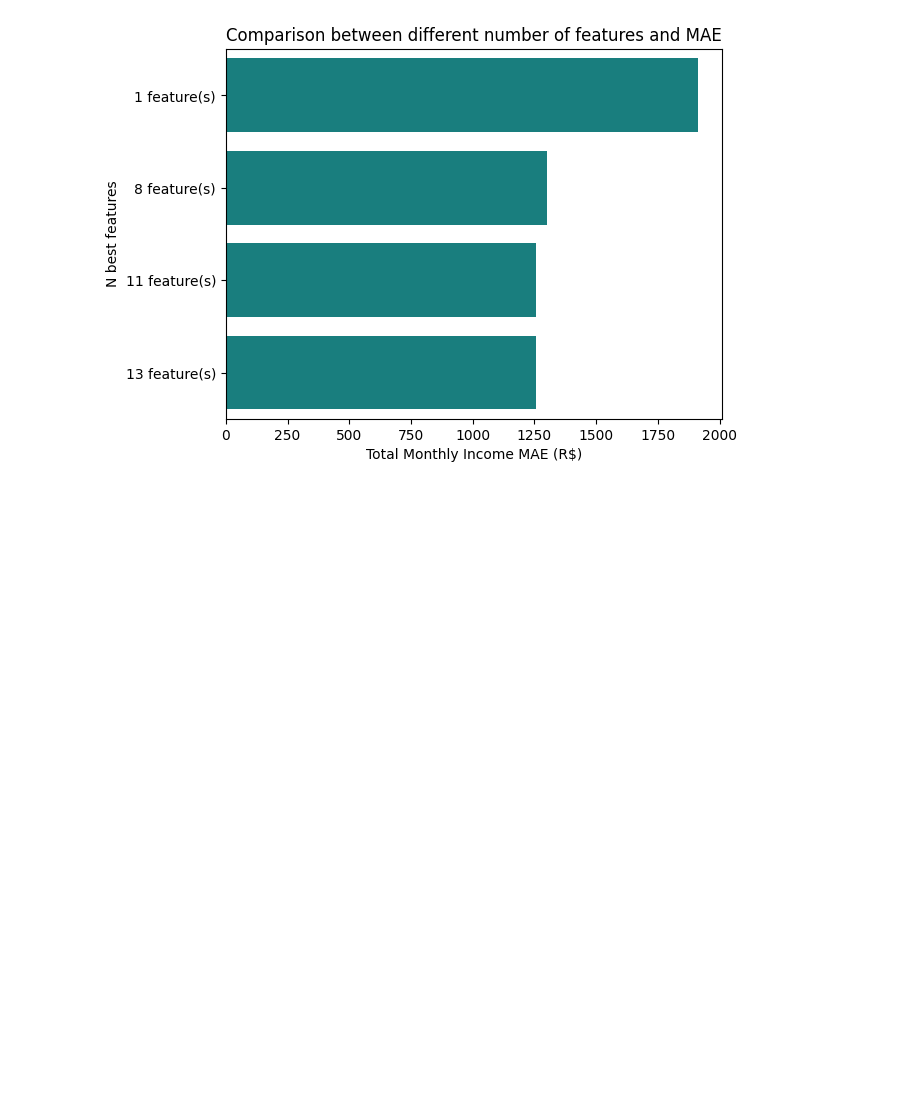
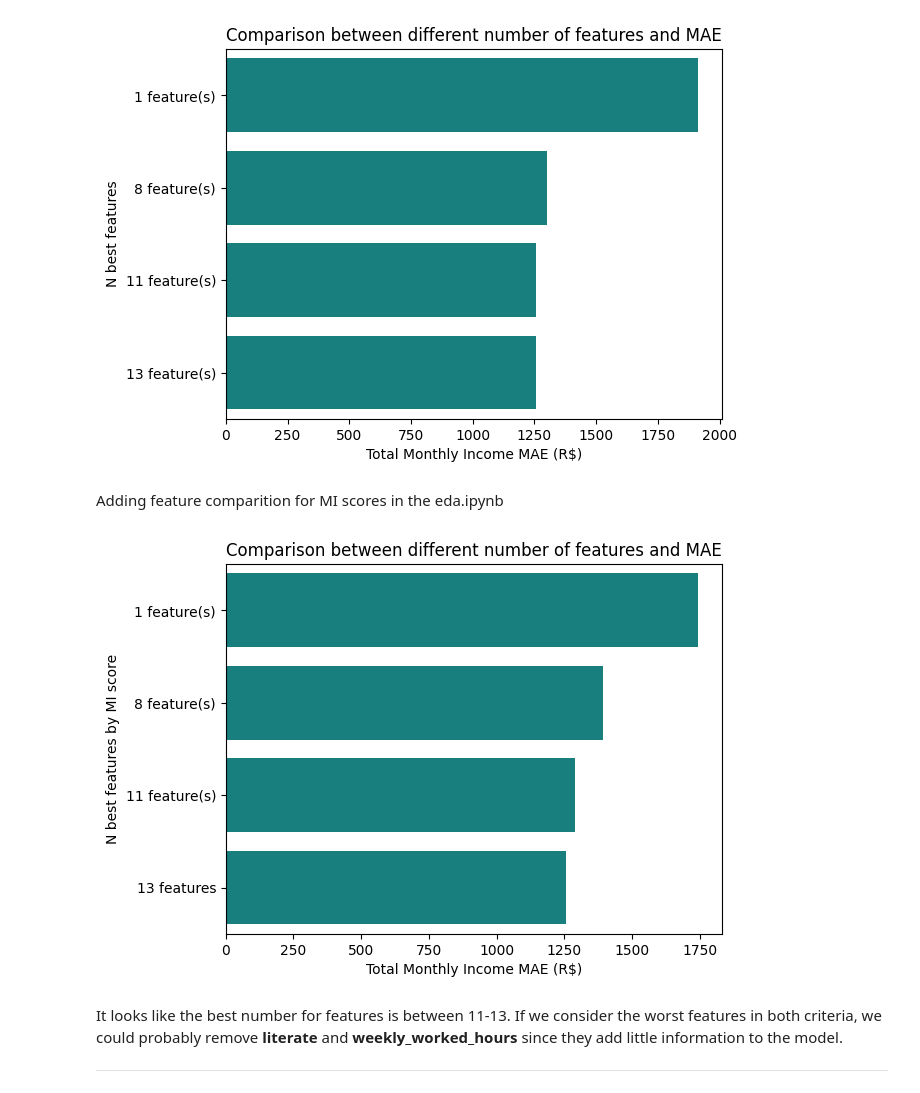
Before and after one commit to viniciussuares/IncomePrediction, a Jupyter notebook: notebooks/baseline_model.ipynb, the cells around one changed output. Drawn from its saved outputs; the diff is of its cells as text; code cells hidden in the pictures; blank space fills up the shorter version.

Commit message:
Finished evaluating fature selection by MI

```diff
--- a/notebooks/baseline_model.ipynb
+++ b/notebooks/baseline_model.ipynb
@@ -146,7 +146,7 @@ def feature_length_selection(ranked_feature_importance: list, baseline_mae: int)
     min_features = 1 # best feature in the ranked list
     max_features = len(ranked_feature_importance)
     maes = pd.Series(dtype=int) # empty series to store different maes
-    while min_features <= max_features:
+    while min_features < max_features:
         candidate_features = ranked_feature_importance[:min_features]
         candidate_mae = int(less_features_predict(candidate_features))
 
@@ -174,3 +174,64 @@ utils.show_barplot(
 )
 # %% [output]
 [figure]
+# %% [markdown]
+Adding feature comparition for MI scores in the eda.ipynb
+# %%
+# Creates list of features ranked by feature importance in the baseline model
+ranked_mi_features = ['worker_type', 'occupation_group', 'tax_payer', 'weekly_worked_hours_all_jobs', 'highest_educational_level', 'years_studied',
+                      'weekly_worked_hours', 'work_segment', 'state', 'age', 'race', 'literate', 'sex']
+
+# Initializing variables to aid in the search
+baseline_mae = 1257 # all features performance rounded to the next integer
+rfr = RandomForestRegressor(random_state=0)
+
+def less_features_predict(features_subset):
+    X_train_subset = X_train[features_subset]
+    X_test_subset = X_test[features_subset]
+
+    if 'state' in features_subset:
+        baseline.fit(X_train_subset, y_train)
+        preds = baseline.predict(X_test_subset)
+        return mean_absolute_error(y_test, preds)
+    else:
+        rfr.fit(X_train_subset, y_train)
+        preds = rfr.predict(X_test_subset)
+        return mean_absolute_error(y_test, preds)
+
+def feature_length_selection(ranked_feature_importance: list, baseline_mae: int):
+    """This function takes a ranked_feature_importance list, and a baseline MAE to test if reducing the number of feature can reduce the baseline MAE"""
+    min_features = 1 # best feature in the ranked list
+    max_features = len(ranked_feature_importance)
+    maes = pd.Series(dtype=int) # empty series to store different maes
+    while min_features < max_features:
+        candidate_features = ranked_feature_importance[:min_features]
+        candidate_mae = int(less_features_predict(candidate_features))
+
+        # Stores the calculated mae for the number of features used
+        maes[f'{min_features} feature(s)'] = candidate_mae
+
+        # defines the middle
+        mid = (min_features + max_features) // 2
+
+        if candidate_mae >= baseline_mae:
+            min_features = mid + 1
+        else:
+            max_features = mid - 1
+            baseline_mae = candidate_mae
+
+    return maes
+
+ranked_mi_check = feature_length_selection(ranked_mi_features, baseline_mae)
+ranked_mi_check['13 features'] = 1257
+utils.show_barplot(
+    cat = ranked_mi_check.index,
+    values = ranked_mi_check,
+    title = 'Comparison between different number of features and MAE',
+    y_label = 'N best features by MI score',
+    x_label = 'Total Monthly Income MAE (R$)'
+)
+# %% [output]
+[figure, added]
+# %% [markdown]
+It looks like the best number for features is between 11-13. If we consider the worst features in both criteria, we could probably remove **literate** and **weekly_worked_hours** since they add little information to the model.
+______
```
